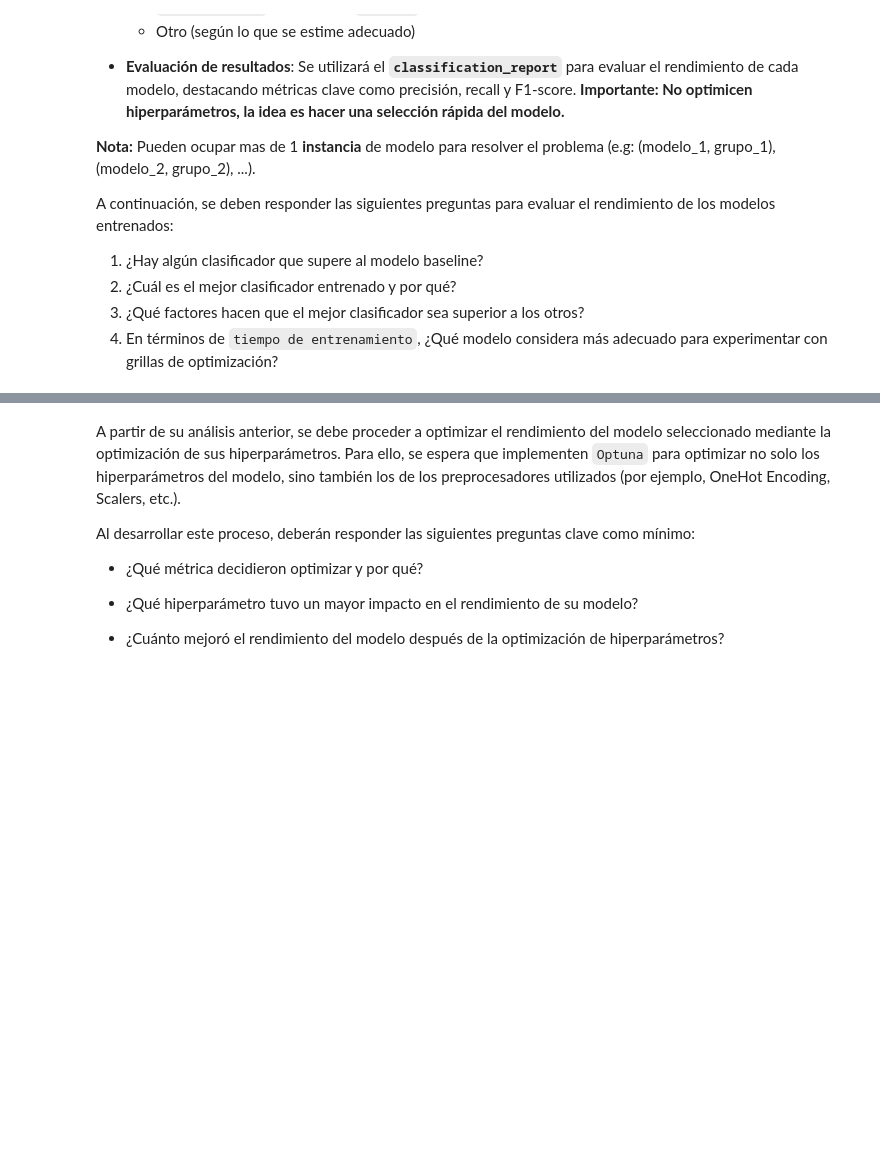
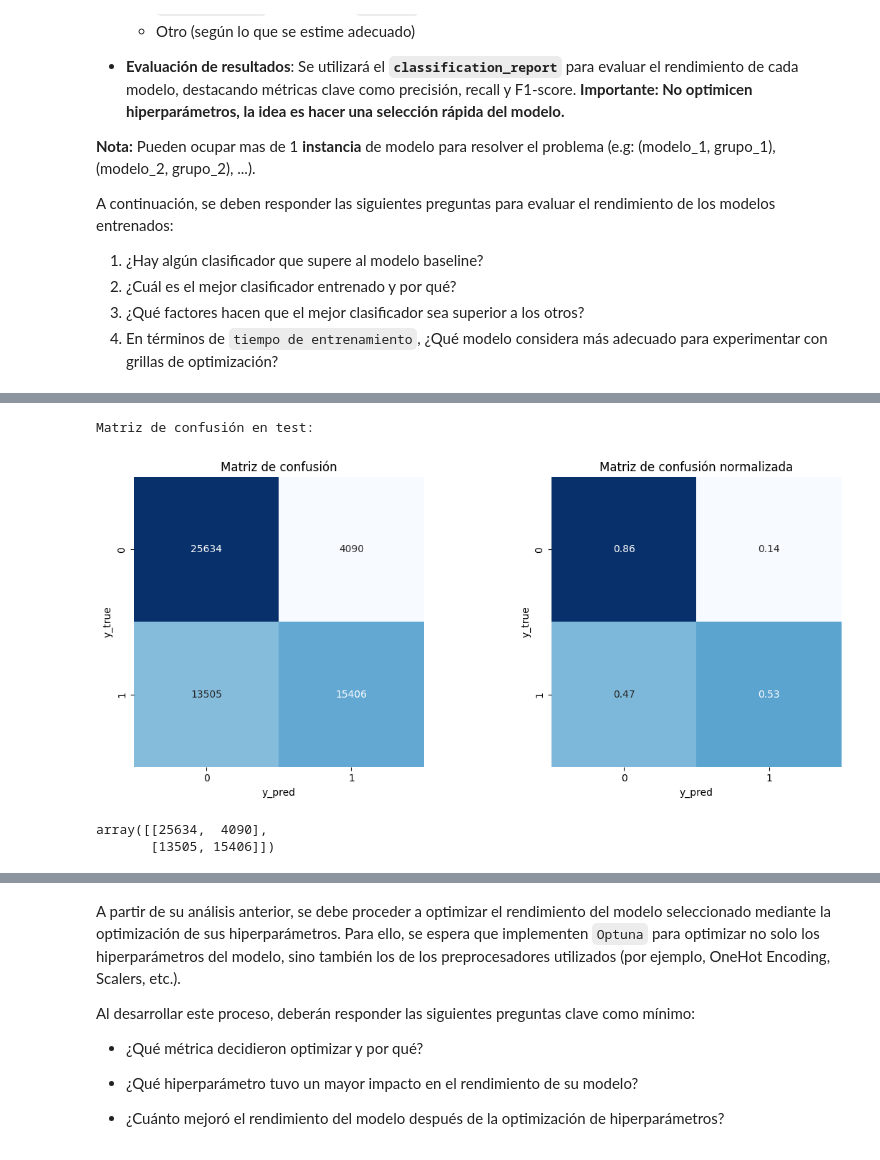
Before and after one commit to onemoremoka/sodaIAdrinks, a Jupyter notebook: datascience_notebook.ipynb, the cells around one changed output, grey strips where cells are left out. Cells and saved outputs as stored; diff of their text form; code cells hidden in the pictures; blank space fills up the shorter version.

```diff
--- a/datascience_notebook.ipynb
+++ b/datascience_notebook.ipynb
@@ -1129,0 +1655,9 @@ A continuación, se deben responder las siguientes preguntas para evaluar el ren
+# %%
+y_test_pred = pipeline_randomforest.predict(X_test)
+print("Matriz de confusión en test:")
+confuse_matrix(y_test, y_test_pred)
+# %% [output]
+Matriz de confusión en test:
+[figure, added]
+array([[25634,  4090],
+       [13505, 15406]])
```
Also changed, not shown: parts of 93 cells of this notebook.
